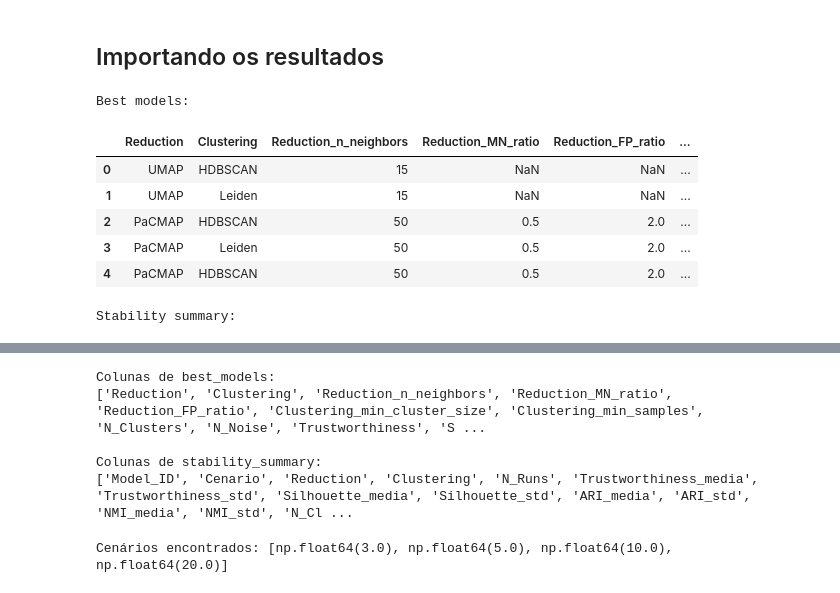
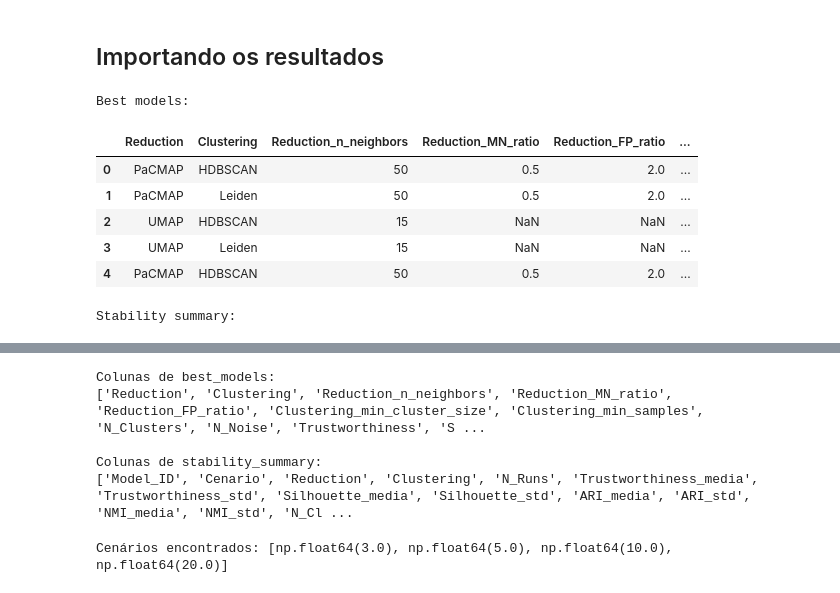
Before and after one commit to Tanigava/RBras, a Jupyter notebook: notebooks/04_analises.ipynb, the cells around one changed output, grey strips where cells are left out. Saved outputs shown, nothing was run; the diff lists cells and outputs as text; code cells hidden in the pictures.

```diff
--- a/notebooks/04_analises.ipynb
+++ b/notebooks/04_analises.ipynb
@@ -24,39 +24,39 @@ import numpy as np
 import matplotlib.pyplot as plt
 import seaborn as sns
 
 from pathlib import Path
 
 # Configuração visual
 sns.set_theme(style="whitegrid", context="notebook")
 
 # Caminhos
-PATH_BEST = ROOT / "results" / "best_models" / "best_models.csv"
+PATH_BEST = ROOT / "results" / "best_models2" / "best_models.csv"
 
 PATH_STABILITY = (
-    ROOT / "results" / "stability" / "stability_summary_consolidado.csv"
+    ROOT / "results" / "stability" / "stability_summary_consolidado2.csv"
 )
 
 best = pd.read_csv(PATH_BEST)
 stability = pd.read_csv(PATH_STABILITY)
 
 print("Best models:")
 display(best.head())
 
 print("\nStability summary:")
 display(stability.head())
 
 print("\nColunas de best_models:")
 print(best.columns.tolist())
 
 print("\nColunas de stability_summary:")
 print(stability.columns.tolist())
 # %% [output]
 Best models:
 |  | Reduction | Clustering | Reduction_n_neighbors | Reduction_MN_ratio | Reduction_FP_ratio | ... |
-| 0 | UMAP | HDBSCAN | 15 | NaN | NaN | ... |
-| 1 | UMAP | Leiden | 15 | NaN | NaN | ... |
-| 2 | PaCMAP | HDBSCAN | 50 | 0.5 | 2.0 | ... |
-| 3 | PaCMAP | Leiden | 50 | 0.5 | 2.0 | ... |
+| 0 | PaCMAP | HDBSCAN | 50 | 0.5 | 2.0 | ... |
+| 1 | PaCMAP | Leiden | 50 | 0.5 | 2.0 | ... |
+| 2 | UMAP | HDBSCAN | 15 | NaN | NaN | ... |
+| 3 | UMAP | Leiden | 15 | NaN | NaN | ... |
 | 4 | PaCMAP | HDBSCAN | 50 | 0.5 | 2.0 | ... |
 Stability summary:
 |  | Model_ID | Cenario | Reduction | Clustering | N_Runs | Trustworthiness_media | Trustworthiness_std | ... |
```
Also changed, not shown: parts of 7 cells of this notebook, 4 other files.
